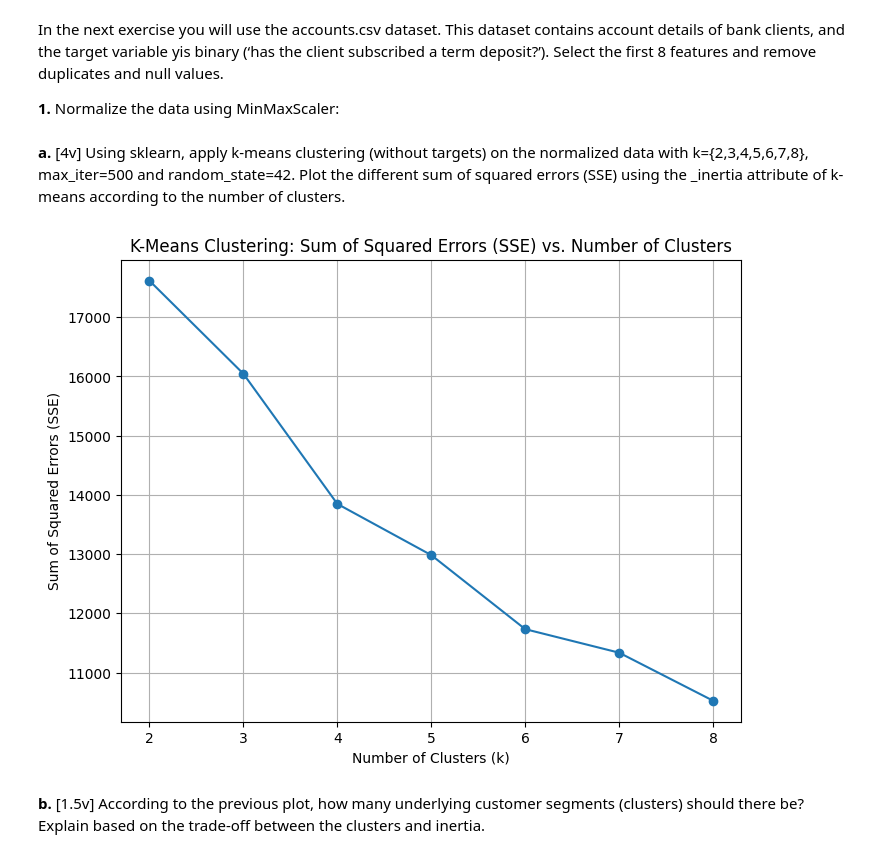
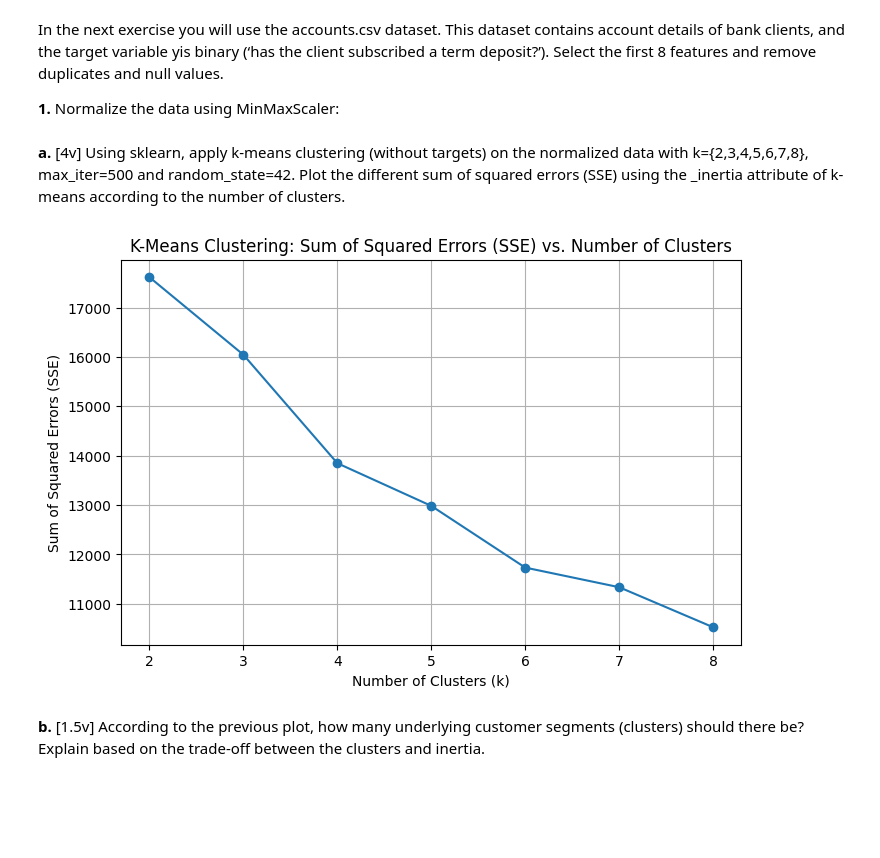
Before and after one commit to afonso215/piercings, a Jupyter notebook: HW4/bafospt4.ipynb, the cells around one changed output. Drawn from its saved outputs; the diff is of its cells as text; code cells hidden in the pictures; blank space fills up the shorter version.

```diff
--- a/HW4/bafospt4.ipynb
+++ b/HW4/bafospt4.ipynb
@@ -18,35 +18,35 @@ from sklearn.cluster import KMeans
 import matplotlib.pyplot as plt
 
 data = pd.read_csv('accounts.csv')
 
 data = data.iloc[:, :8]
 
 data = data.drop_duplicates()
 data = data.dropna()
 
 data = pd.get_dummies(data, drop_first=True)
 
 scaler = MinMaxScaler()
 data_scaled_minMax = scaler.fit_transform(data)
 
 k_values = [2, 3, 4, 5, 6, 7, 8]
 
 sse = []
 
 for k in k_values:
     kmeans = KMeans(n_clusters=k, max_iter=500, random_state=42)
     kmeans.fit(data_scaled_minMax)
     sse.append(kmeans.inertia_)
 
-plt.figure(figsize=(8, 6))
+plt.figure(figsize=(8, 5))
 plt.plot(k_values, sse, marker='o')
 plt.title('K-Means Clustering: Sum of Squared Errors (SSE) vs. Number of Clusters')
 plt.xlabel('Number of Clusters (k)')
 plt.ylabel('Sum of Squared Errors (SSE)')
 plt.grid(True)
 plt.show()
 # %% [output]
-[figure, old version]
+[figure, new version]
 # %% [markdown]
 **b.** [1.5v] According to the previous plot, how many underlying customer segments (clusters) should there be? Explain based on the trade-off between the clusters and inertia.
 # %% [markdown]
```
Also changed, not shown: parts of 4 cells of this notebook.
